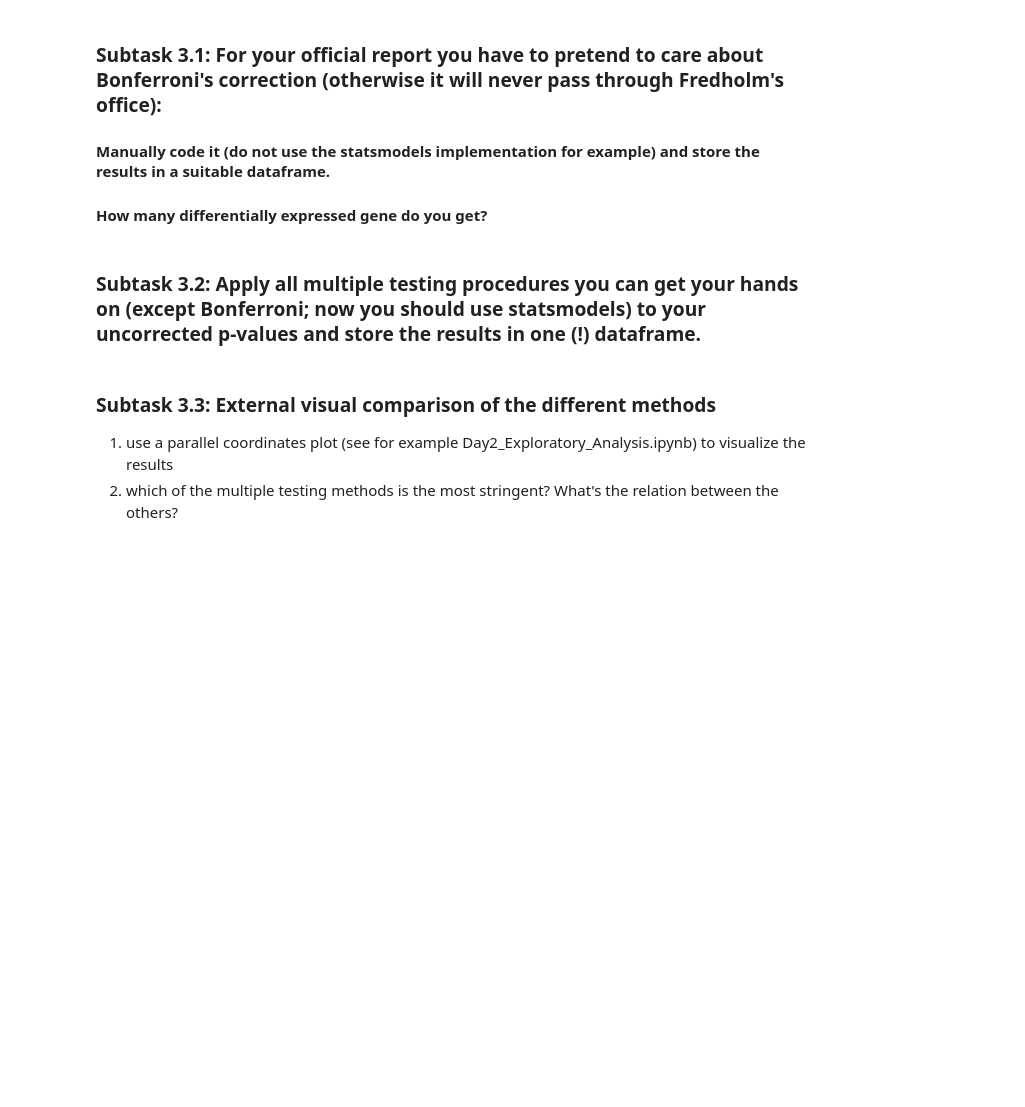
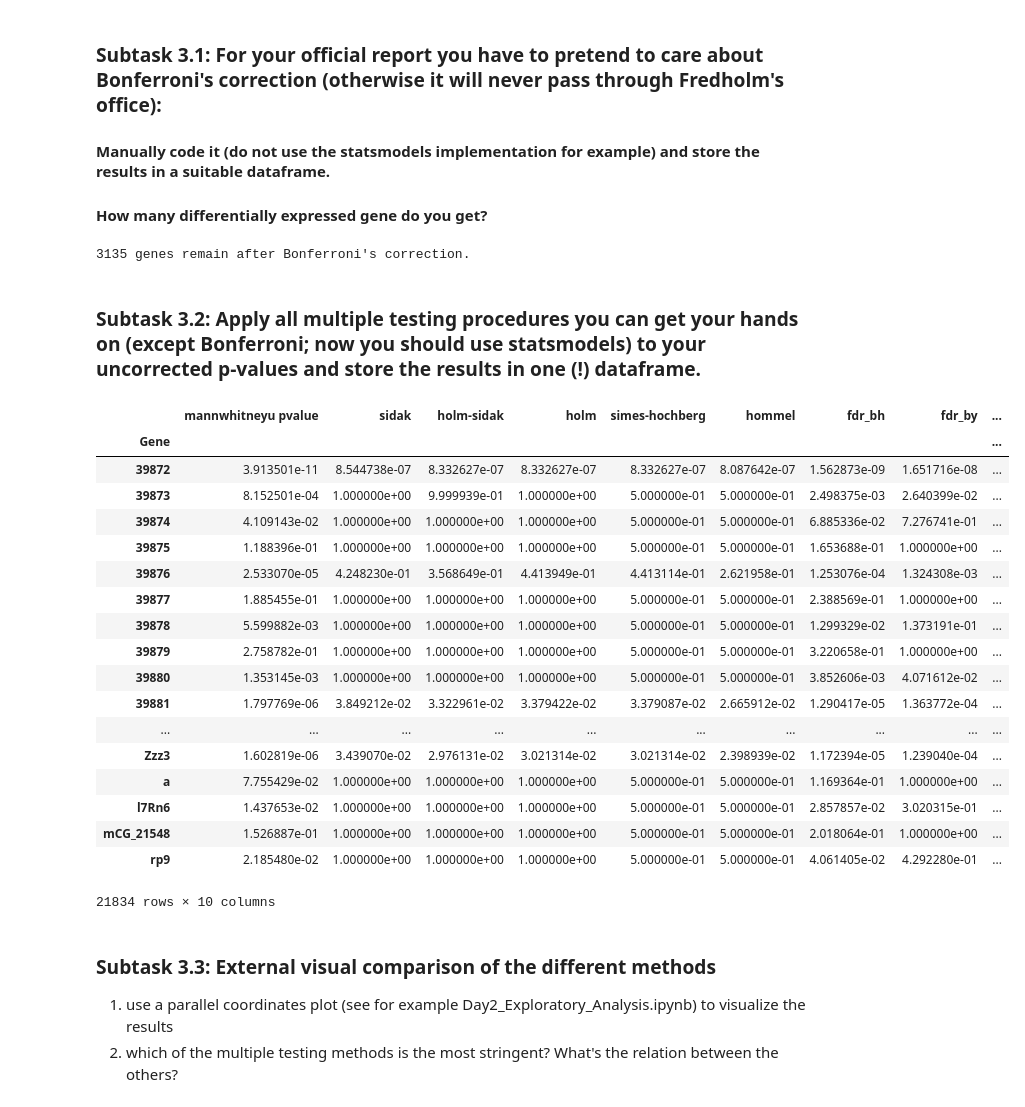
Before and after one commit to TrisKast/DataScience-Bioinformatics, a Jupyter notebook: notebooks/Day56_DE_Analysis.ipynb, the cells around one changed output. Cells and saved outputs as stored; diff of their text form; code cells hidden in the pictures; blank space fills up the shorter version.

Commit message:
task 3.2 multiple testing

```diff
--- a/notebooks/Day56_DE_Analysis.ipynb
+++ b/notebooks/Day56_DE_Analysis.ipynb
@@ -393,8 +390,72 @@ http://statsmodels.sourceforge.net/stable/stats.html#multiple-tests-and-multiple
 ### Subtask 3.1: For your official report you have to pretend to care about Bonferroni's correction (otherwise it will never pass through Fredholm's office): <br>
 #### Manually code it (do not use the statsmodels implementation for example) and store the results in a suitable dataframe.<br>
 #### How many differentially expressed gene do you get?
+# %%
+# correct using Bonferroni's correction
+
+diff_expr_genes_bonferroni_corrected = pvals_mannwhitneyu[pvals_mannwhitneyu['mannwhitneyu pvalue'] < (0.05/len(pvals_mannwhitneyu))]
+
+print(len(diff_expr_genes_bonferroni_corrected), "genes remain after Bonferroni's correction.")
+# %% [output]
+3135 genes remain after Bonferroni's correction.
 # %% [markdown]
 ### Subtask 3.2: Apply all multiple testing procedures you can get your hands on (except Bonferroni; now you should use statsmodels) to your uncorrected p-values and store the results in one (!) dataframe.
+# %%
+# available methods in statsmodels.sandbox.stats.multicomp.multipletests
+"""
+'bonferroni' : one-step correction
+'sidak' : one-step correction
+'holm-sidak' : step down method using Sidak adjustments
+'holm' : step-down method using Bonferroni adjustments
+'simes-hochberg' : step-up method  (independent)
+'hommel' : closed method based on Simes tests (non-negative)
+'fdr_bh' : Benjamini/Hochberg  (non-negative)
+'fdr_by' : Benjamini/Yekutieli (negative)
+'fdr_tsbh' : two stage fdr correction (non-negative)
+'fdr_tsbky' : two stage fdr correction (non-negative)
+"""
+
+
+# list of methods w\o bonferroni
+tests = ["sidak", "holm-sidak", "holm", "simes-hochberg", "hommel", "fdr_bh", "fdr_by", "fdr_tsbh","fdr_tsbky"]
+
+
+# method to apply multiple tests
+def multipletesting(data, method_):
+    return multipletests(data, alpha=0.05, method=method_, is_sorted=False, returnsorted=False)[1]
+
+# apply testing and create DataFrame
+data_multiple_corrected = pandas.DataFrame.from_records(pandas.Series(
+    [multipletesting(pvals_mannwhitneyu['mannwhitneyu pvalue'].values, method) for method in tests])).transpose()
+
+# set test names as column names
+data_multiple_corrected.columns = tests
+
+# set genes as index
+data_multiple_corrected.index = data.index
+# %%
+# add mannwhitneyu pvalues to dataframe
+data_multiple_corrected = pvals_mannwhitneyu.join(data_multiple_corrected)
+# %% [output]
+|  | mannwhitneyu pvalue | sidak | holm-sidak | holm | simes-hochberg | hommel | fdr_bh | fdr_by | ... |
+| Gene |  |  |  |  |  |  |  |  | ... |
+| 39872 | 3.913501e-11 | 8.544738e-07 | 8.332627e-07 | 8.332627e-07 | 8.332627e-07 | 8.087642e-07 | 1.562873e-09 | 1.651716e-08 | ... |
+| 39873 | 8.152501e-04 | 1.000000e+00 | 9.999939e-01 | 1.000000e+00 | 5.000000e-01 | 5.000000e-01 | 2.498375e-03 | 2.640399e-02 | ... |
+| 39874 | 4.109143e-02 | 1.000000e+00 | 1.000000e+00 | 1.000000e+00 | 5.000000e-01 | 5.000000e-01 | 6.885336e-02 | 7.276741e-01 | ... |
+| 39875 | 1.188396e-01 | 1.000000e+00 | 1.000000e+00 | 1.000000e+00 | 5.000000e-01 | 5.000000e-01 | 1.653688e-01 | 1.000000e+00 | ... |
+| 39876 | 2.533070e-05 | 4.248230e-01 | 3.568649e-01 | 4.413949e-01 | 4.413114e-01 | 2.621958e-01 | 1.253076e-04 | 1.324308e-03 | ... |
+| 39877 | 1.885455e-01 | 1.000000e+00 | 1.000000e+00 | 1.000000e+00 | 5.000000e-01 | 5.000000e-01 | 2.388569e-01 | 1.000000e+00 | ... |
+| 39878 | 5.599882e-03 | 1.000000e+00 | 1.000000e+00 | 1.000000e+00 | 5.000000e-01 | 5.000000e-01 | 1.299329e-02 | 1.373191e-01 | ... |
+| 39879 | 2.758782e-01 | 1.000000e+00 | 1.000000e+00 | 1.000000e+00 | 5.000000e-01 | 5.000000e-01 | 3.220658e-01 | 1.000000e+00 | ... |
+| 39880 | 1.353145e-03 | 1.000000e+00 | 1.000000e+00 | 1.000000e+00 | 5.000000e-01 | 5.000000e-01 | 3.852606e-03 | 4.071612e-02 | ... |
+| 39881 | 1.797769e-06 | 3.849212e-02 | 3.322961e-02 | 3.379422e-02 | 3.379087e-02 | 2.665912e-02 | 1.290417e-05 | 1.363772e-04 | ... |
+| ... | ... | ... | ... | ... | ... | ... | ... | ... | ... |
+| Zzz3 | 1.602819e-06 | 3.439070e-02 | 2.976131e-02 | 3.021314e-02 | 3.021314e-02 | 2.398939e-02 | 1.172394e-05 | 1.239040e-04 | ... |
+| a | 7.755429e-02 | 1.000000e+00 | 1.000000e+00 | 1.000000e+00 | 5.000000e-01 | 5.000000e-01 | 1.169364e-01 | 1.000000e+00 | ... |
+| l7Rn6 | 1.437653e-02 | 1.000000e+00 | 1.000000e+00 | 1.000000e+00 | 5.000000e-01 | 5.000000e-01 | 2.857857e-02 | 3.020315e-01 | ... |
+| mCG_21548 | 1.526887e-01 | 1.000000e+00 | 1.000000e+00 | 1.000000e+00 | 5.000000e-01 | 5.000000e-01 | 2.018064e-01 | 1.000000e+00 | ... |
+| rp9 | 2.185480e-02 | 1.000000e+00 | 1.000000e+00 | 1.000000e+00 | 5.000000e-01 | 5.000000e-01 | 4.061405e-02 | 4.292280e-01 | ... |
+21834 rows × 10 columns
 # %% [markdown]
 ### Subtask 3.3: External visual comparison of the different methods
 1) use a parallel coordinates plot (see for example Day2_Exploratory_Analysis.ipynb) to visualize the results<br>
```
Also changed, not shown: parts of 10 cells of this notebook.
